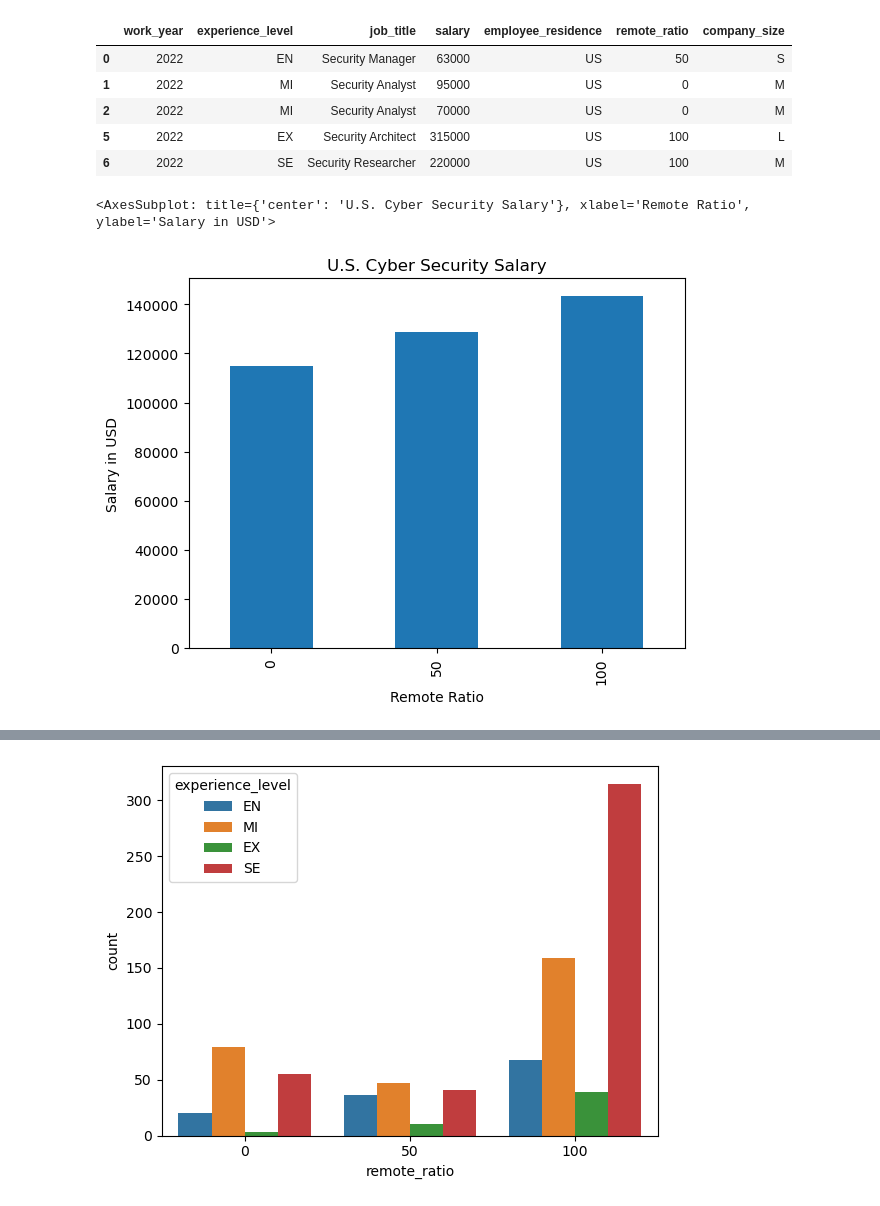
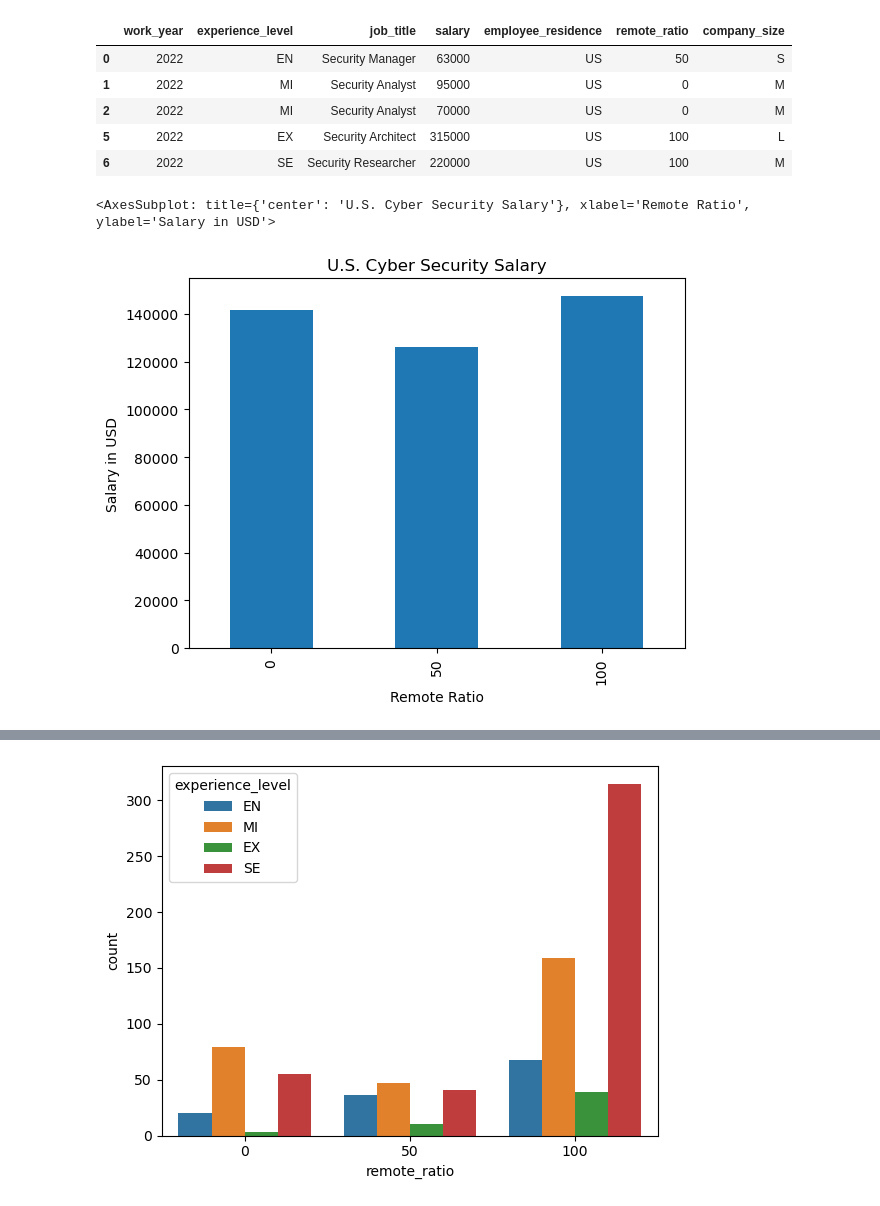
Before and after one commit to Korkmatik/DataScience, a Jupyter notebook: Projects/Cyber Security Salaries/02_us_data_analysis.ipynb, the cells around one changed output, grey strips where cells are left out. Drawn from its saved outputs; the diff is of its cells as text; code cells hidden in the pictures.

```diff
--- a/Projects/Cyber Security Salaries/02_us_data_analysis.ipynb
+++ b/Projects/Cyber Security Salaries/02_us_data_analysis.ipynb
@@ -18,0 +19,2 @@ df.head()
+# %%
+df = df[df["employment_type"] == "FT"]
@@ -122,7 +169,7 @@ df_ft.head()
 | 5 | 2022 | EX | Security Architect | 315000 | US | 100 | L |
 | 6 | 2022 | SE | Security Researcher | 220000 | US | 100 | M |
 # %%
-df_ft.loc[:, ["salary", "remote_ratio"]].groupby("remote_ratio").mean().plot(kind="bar", xlabel="Remote Ratio", ylabel="Salary in USD", title="U.S. Cyber Security Salary", legend=False)
+df.loc[:, ["salary", "remote_ratio"]].groupby("remote_ratio").mean().plot(kind="bar", xlabel="Remote Ratio", ylabel="Salary in USD", title="U.S. Cyber Security Salary", legend=False)
 # %% [output]
 <AxesSubplot: title={'center': 'U.S. Cyber Security Salary'}, xlabel='Remote Ratio', ylabel='Salary in USD'>
-[figure, old version]
+[figure, new version]
```
Also changed, not shown: parts of 34 cells of this notebook, 2 other files.
